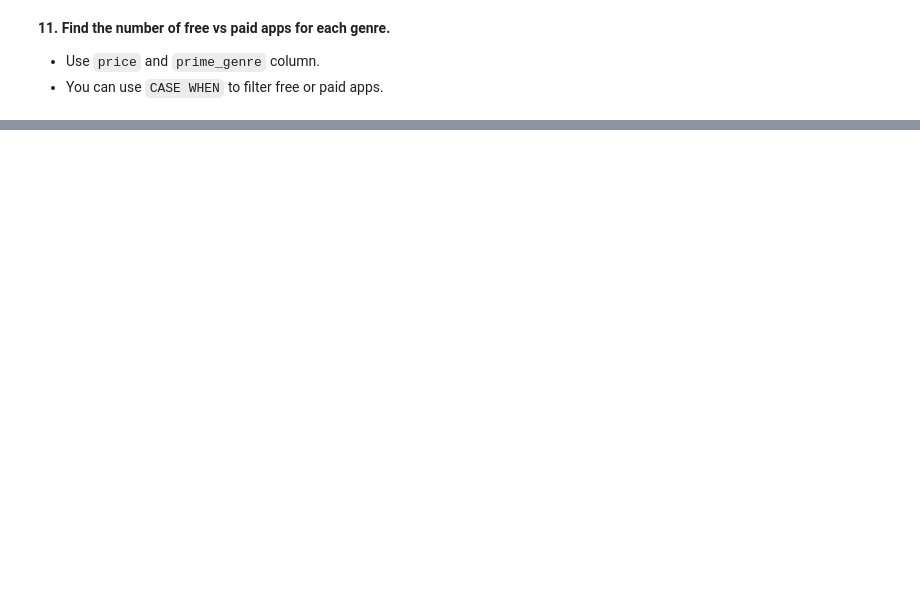
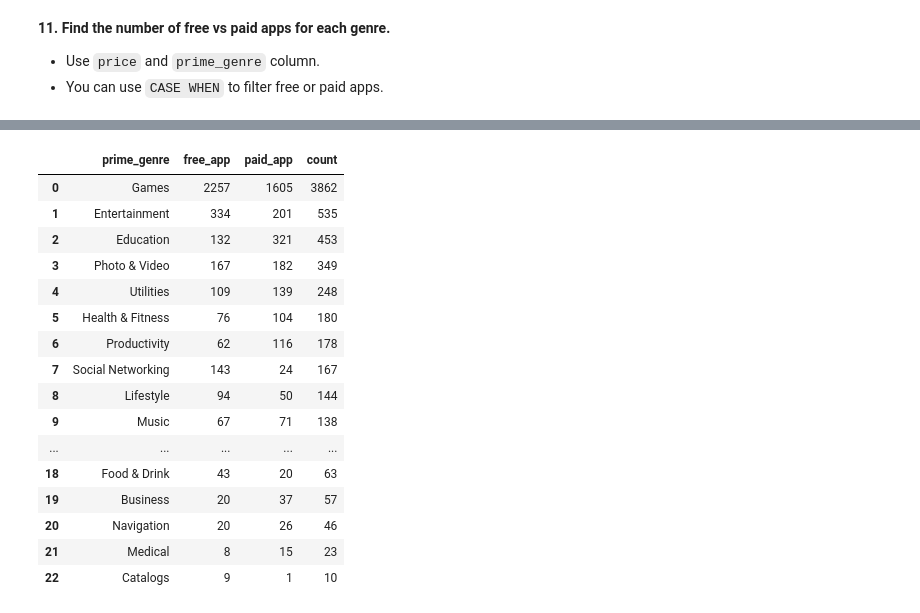
Before and after one commit to natmceoldo/55_DAPT_nat, a Jupyter notebook: Labs/M01-L18-postgreSQL_queries/M01-L18-postgreSQL_queries.ipynb, the cells around one changed output, grey strips where cells are left out. Cells and saved outputs as stored; diff of their text form; code cells hidden in the pictures; blank space fills up the shorter version.

```diff
--- a/Labs/M01-L18-postgreSQL_queries/M01-L18-postgreSQL_queries.ipynb
+++ b/Labs/M01-L18-postgreSQL_queries/M01-L18-postgreSQL_queries.ipynb
@@ -160,0 +457,40 @@ pd.read_sql(query02, conn)
+# %%
+query11 = '''
+SELECT
+    prime_genre,
+    COUNT(CASE WHEN
+            price = 0
+            then 'id'
+            else null
+            end) as free_app,
+    COUNT(CASE WHEN
+            price != 0
+            then 'id'
+            else null
+            end) as paid_app,
+    COUNT(id)
+FROM
+    apple_table
+GROUP BY prime_genre
+ORDER BY COUNT(id) DESC;
+'''
+
+pd.read_sql(query11, conn)
+# %% [output]
+|  | prime_genre | free_app | paid_app | count |
+| 0 | Games | 2257 | 1605 | 3862 |
+| 1 | Entertainment | 334 | 201 | 535 |
+| 2 | Education | 132 | 321 | 453 |
+| 3 | Photo & Video | 167 | 182 | 349 |
+| 4 | Utilities | 109 | 139 | 248 |
+| 5 | Health & Fitness | 76 | 104 | 180 |
+| 6 | Productivity | 62 | 116 | 178 |
+| 7 | Social Networking | 143 | 24 | 167 |
+| 8 | Lifestyle | 94 | 50 | 144 |
+| 9 | Music | 67 | 71 | 138 |
+| ... | ... | ... | ... | ... |
+| 18 | Food & Drink | 43 | 20 | 63 |
+| 19 | Business | 20 | 37 | 57 |
+| 20 | Navigation | 20 | 26 | 46 |
+| 21 | Medical | 8 | 15 | 23 |
+| 22 | Catalogs | 9 | 1 | 10 |
```
Also changed, not shown: parts of 19 cells of this notebook, 1 other file.
